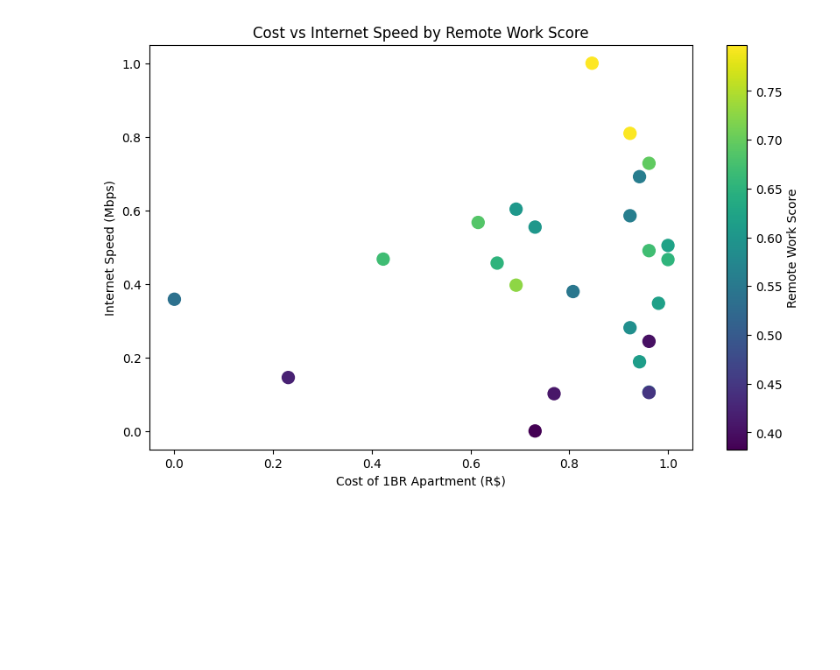
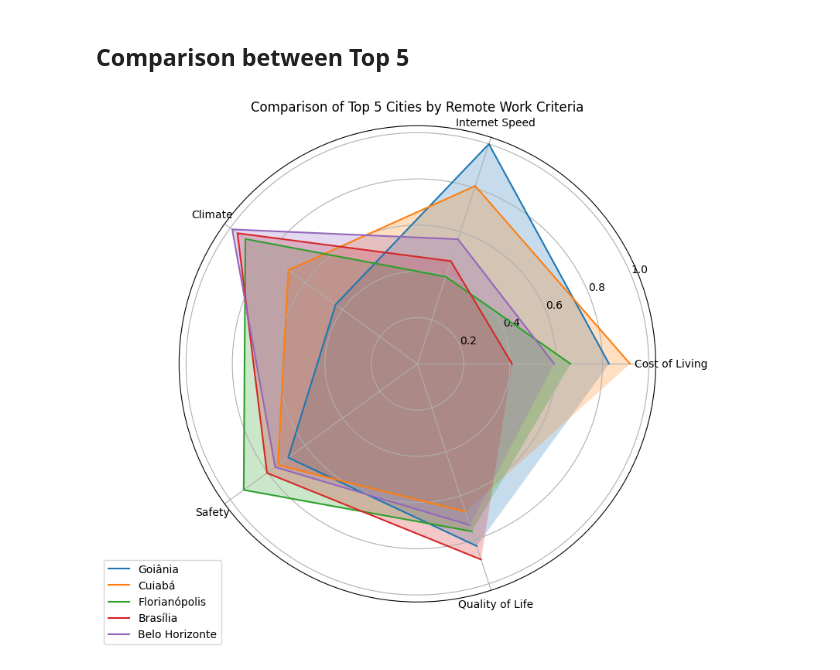
Before and after one commit to Samuelsnv2/Data-Science-Studies, a Jupyter notebook: Best_Cities_Remote_Work_Brazil/notebook/analysis.ipynb, the cells around one changed output. Saved outputs shown, nothing was run; the diff lists cells and outputs as text; code cells hidden in the pictures; blank space fills up the shorter version.

```diff
--- a/Best_Cities_Remote_Work_Brazil/notebook/analysis.ipynb
+++ b/Best_Cities_Remote_Work_Brazil/notebook/analysis.ipynb
@@ -157,13 +159,2 @@ plt.show()
-# %%
-import matplotlib.pyplot as plt
-
-plt.figure(figsize=(10, 6))
-plt.scatter(df_ranked['1BR Apartment (Center)'], df_ranked['speed_mbps'],
-            c=df_ranked['Remote Work Score'], cmap='viridis', s=100)
-plt.colorbar(label='Remote Work Score')
-plt.xlabel('Cost of 1BR Apartment (R$)')
-plt.ylabel('Internet Speed (Mbps)')
-plt.title('Cost vs Internet Speed by Remote Work Score')
-plt.show()
-# %% [output]
-[figure, removed]
+# %% [markdown]
+## Comparison between Top 5
@@ -169,0 +187,24 @@ plt.show()
+# %%
+import numpy as np
+import matplotlib.pyplot as plt
+
+def plot_radar_chart(df, cities):
+    labels = ['Cost of Living', 'Internet Speed', 'Climate', 'Safety', 'Quality of Life']
+    angles = np.linspace(0, 2 * np.pi, len(labels), endpoint=False).tolist()
+
+    fig, ax = plt.subplots(figsize=(8, 8), subplot_kw=dict(polar=True))
+
+    for city in cities:
+        stats = df.loc[city].values
+        ax.plot(angles, stats, label=city)
+        ax.fill(angles, stats, alpha=0.25)
+
+    ax.set_xticks(angles)
+    ax.set_xticklabels(labels)
+    ax.legend(loc='upper right', bbox_to_anchor=(0.1, 0.1))
+    plt.title('Comparison of Top 5 Cities by Remote Work Criteria')
+    plt.show()
+
+plot_radar_chart(df_top5, top_cities)
+# %% [output]
+[figure, added]
```
Also changed, not shown: parts of 7 cells of this notebook, 3 other files.
